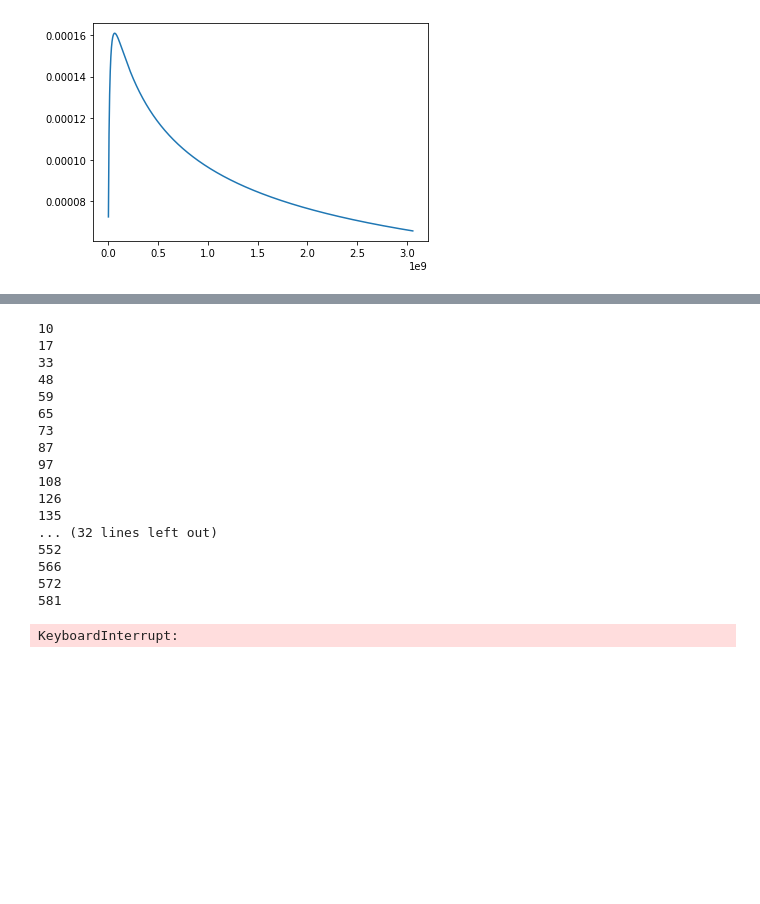
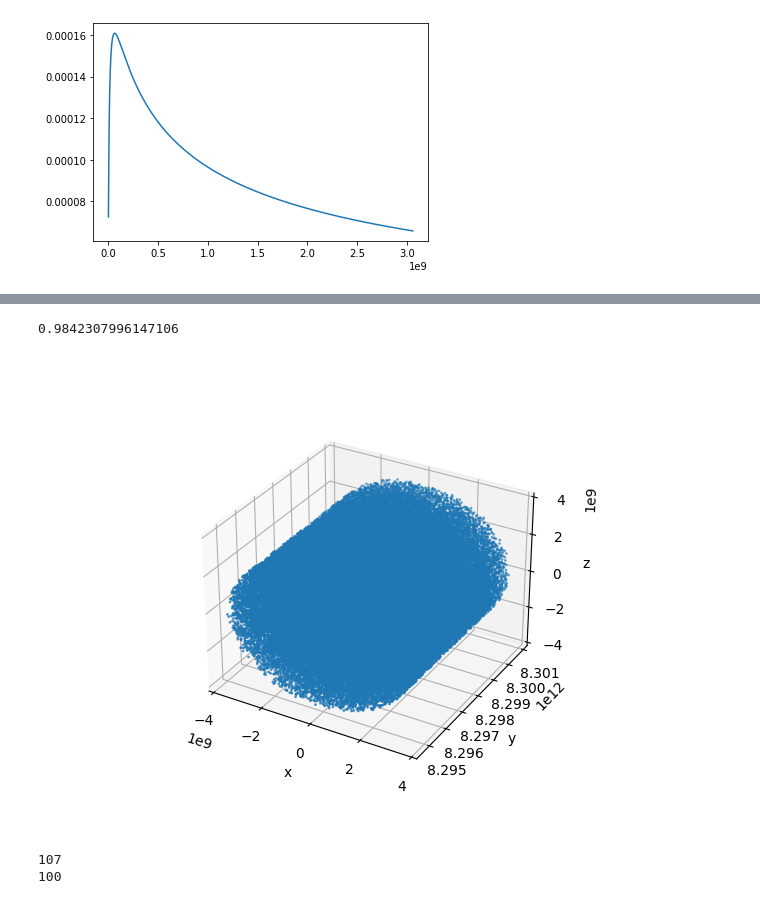
Before and after one commit to gsalinasphys/axionns, a Jupyter notebook: minicluster.ipynb, the cells around one changed output, grey strips where cells are left out. Drawn from its saved outputs; the diff is of its cells as text; code cells hidden in the pictures; blank space fills up the shorter version.

```diff
--- a/minicluster.ipynb
+++ b/minicluster.ipynb
@@ -82,3 +105,25 @@ array([[ 1.17432919e-04, -2.00000105e+02, -1.14156305e-04],
+# %%
+all_ms = []
+
+for i in np.arange(1000):
+    cylinder = MC.bmax_cylinder(100, MC.center[0] + MC.radius_trunc(), resolution=1000)
+    all_ms.append(cylinder[1])
+
+np.mean(all_ms)
+# %% [output]
+0.9842307996147106
+# %%
+%matplotlib widget
+
+X, Y, Z = cylinder[0].T
+ax = plt.axes(projection='3d')
+ax.scatter3D(X, Y, Z, s = 1);
+
+ax.set_xlabel('x');
+ax.set_ylabel('y');
+ax.set_zlabel('z');
+# %% [output]
+[figure, added]
 # %%
 particles = Particles([], [])
 rcmax = NS.conversion_radius_max(Particles.axionmass)
@@ -86,26 +131,13 @@ while particles.nparticles < 1000:
     positions, velocities = MC.draw_particles(1000, bmax, multiplier=1000)
     particles.add_particles([np.array([0.]*len(positions))], positions, velocities, np.array([[None, None, None]]*len(positions)))
     particles.remove_particles_far(rcmax, NS)
-    print(particles.nparticles)
+
+print(particles.nparticles)
+particles.remove_particles(np.arange(100, particles.nparticles))
+print(particles.nparticles)
 # %% [output]
-10
-17
-33
-48
-59
-65
-73
-87
-97
-108
-126
-135
-... (32 lines left out)
-552
-566
-572
-581
+107
+100
-KeyboardInterrupt:
 # %%
 bs = np.sort(np.array(list(set([mag_vector([position[0], position[2]]) for position in particles.positions]))))
 plt.hist(bs, bins = np.linspace(0, bmax, 100));
```
Also changed, not shown: parts of 16 cells of this notebook, 8 other files.
